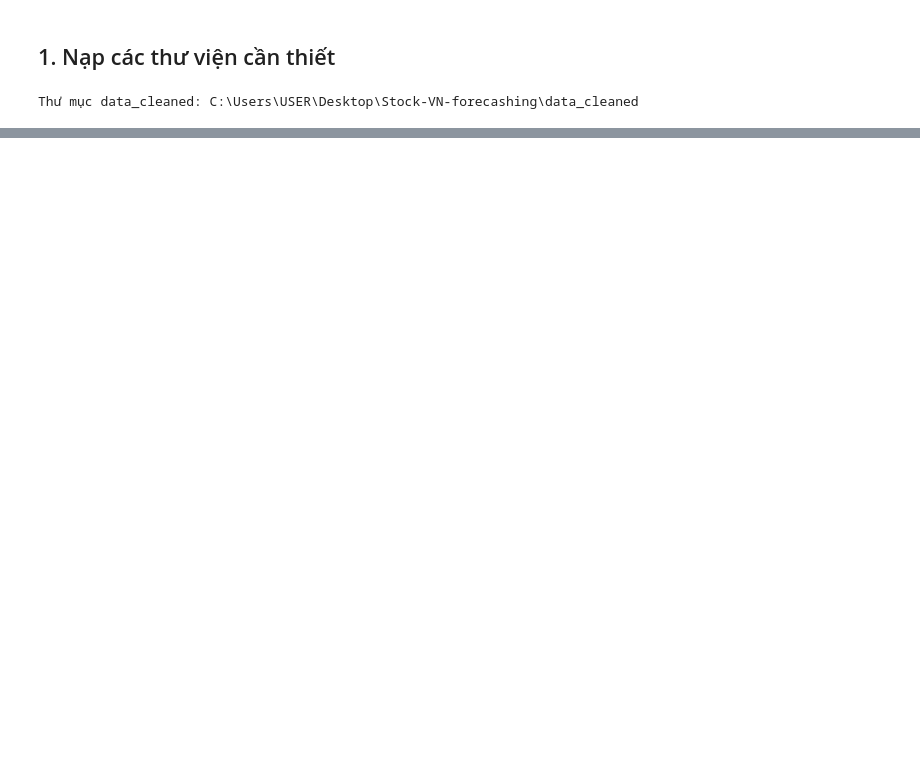
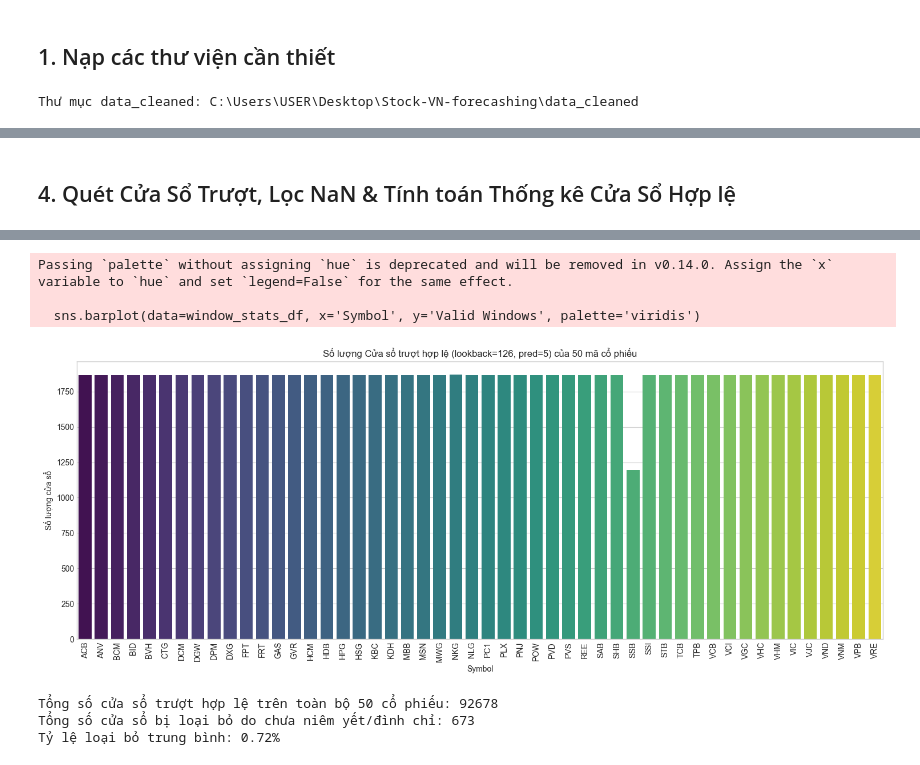
Before and after one commit to vminh16/stock-VietNam-forecasting, a Jupyter notebook: notebooks/02_preprocessing.ipynb, the cells around one changed output, grey strips where cells are left out. Drawn from its saved outputs; the diff is of its cells as text; code cells hidden in the pictures; blank space fills up the shorter version.

Commit message:
build new data loader for multi dataset

```diff
--- a/notebooks/02_preprocessing.ipynb
+++ b/notebooks/02_preprocessing.ipynb
@@ -26,18 +33,20 @@ Thư mục data_cleaned: C:\Users\USER\Desktop\Stock-VN-forecashing\data_cleaned
 # %%
-sample_files = glob.glob(os.path.join(DATA_CLEANED_DIR, "*.csv"))
+cleaned_files = glob.glob(os.path.join(DATA_CLEANED_DIR, "*.csv"))
 required_columns = ['timestamps', 'open', 'high', 'low', 'close', 'volume', 'amount']
 verification_failed = False
+invalid_files = []
 
-for fpath in sample_files:
+for fpath in cleaned_files:
     symbol = os.path.splitext(os.path.basename(fpath))[0]
     df = pd.read_csv(fpath)
 
-    # Kiểm tra thứ tự và tên cột khớp chính xác yêu cầu
     if list(df.columns) != required_columns:
         print(f"[-] Cổ phiếu {symbol} có thứ tự hoặc tên cột không khớp: {list(df.columns)}")
+        invalid_files.append(symbol)
         verification_failed = True
-        break
 
 if not verification_failed:
-    print(f"[+] TẤT CẢ các tệp CSV trong data_cleaned/ đều đạt chuẩn thứ tự cột: {required_columns}")
+    print(f"[+] THÀNH CÔNG: Tất cả {len(cleaned_files)} tệp CSV trong data_cleaned/ đều đạt chuẩn thứ tự cột: {required_columns}")
+else:
+    print(f"[-] THẤT BẠI: Phát hiện {len(invalid_files)} tệp lỗi: {invalid_files}")
 # %% [output]
@@ -194,0 +98,51 @@ print("\n[+] Các đặc trưng thời gian cho nến Daily đã được xác m
+# %% [markdown]
+## 4. Quét Cửa Sổ Trượt, Lọc NaN & Tính toán Thống kê Cửa Sổ Hợp lệ
+# %%
+def extract_windows_stats(df, lookback=126, predict=5, max_nan_ratio=0.10):
+    feature_cols = ['open', 'high', 'low', 'close', 'volume', 'amount']
+    data = df[feature_cols].values
+    window_len = lookback + predict
+
+    total_windows = len(data) - window_len + 1
+    discarded = 0
+    valid = 0
+
+    for i in range(total_windows):
+        window_data = data[i : i + window_len]
+        nan_ratio = np.isnan(window_data).sum() / window_data.size
+        if nan_ratio > max_nan_ratio:
+            discarded += 1
+        else:
+            valid += 1
+
+    return total_windows, valid, discarded
+
+window_stats_list = []
+for fpath in cleaned_files:
+    symbol = os.path.splitext(os.path.basename(fpath))[0]
+    df = pd.read_csv(fpath)
+    total, val, disc = extract_windows_stats(df)
+    window_stats_list.append({
+        'Symbol': symbol,
+        'Total Possible': total,
+        'Valid Windows': val,
+        'Discarded Windows': disc,
+        'Discard Rate (%)': (disc / total * 100) if total > 0 else 0
+    })
+
+window_stats_df = pd.DataFrame(window_stats_list).sort_values('Symbol').reset_index(drop=True)
+display(window_stats_df)
+
+# Biểu đồ phân phối số lượng cửa sổ hợp lệ của 50 mã
+plt.figure(figsize=(15, 6))
+sns.barplot(data=window_stats_df, x='Symbol', y='Valid Windows', palette='viridis')
+plt.xticks(rotation=90)
+plt.title("Số lượng Cửa sổ trượt hợp lệ (lookback=126, pred=5) của 50 mã cổ phiếu")
+plt.ylabel("Số lượng cửa sổ")
+plt.tight_layout()
+plt.show()
+
+print(f"Tổng số cửa sổ trượt hợp lệ trên toàn bộ 50 cổ phiếu: {window_stats_df['Valid Windows'].sum()}")
+print(f"Tổng số cửa sổ bị loại bỏ do chưa niêm yết/đình chỉ: {window_stats_df['Discarded Windows'].sum()}")
+print(f"Tỷ lệ loại bỏ trung bình: {window_stats_df['Discard Rate (%)'].mean():.2f}%")
+# %% [output]
@@ -194,0 +166,7 @@ print("\n[+] Các đặc trưng thời gian cho nến Daily đã được xác m
+Passing `palette` without assigning `hue` is deprecated and will be removed in v0.14.0. Assign the `x` variable to `hue` and set `legend=False` for the same effect.
+
+  sns.barplot(data=window_stats_df, x='Symbol', y='Valid Windows', palette='viridis')
+[figure, added]
+Tổng số cửa sổ trượt hợp lệ trên toàn bộ 50 cổ phiếu: 92678
+Tổng số cửa sổ bị loại bỏ do chưa niêm yết/đình chỉ: 673
+Tỷ lệ loại bỏ trung bình: 0.72%
```
Also changed, not shown: parts of 19 cells of this notebook, 20 other files.
